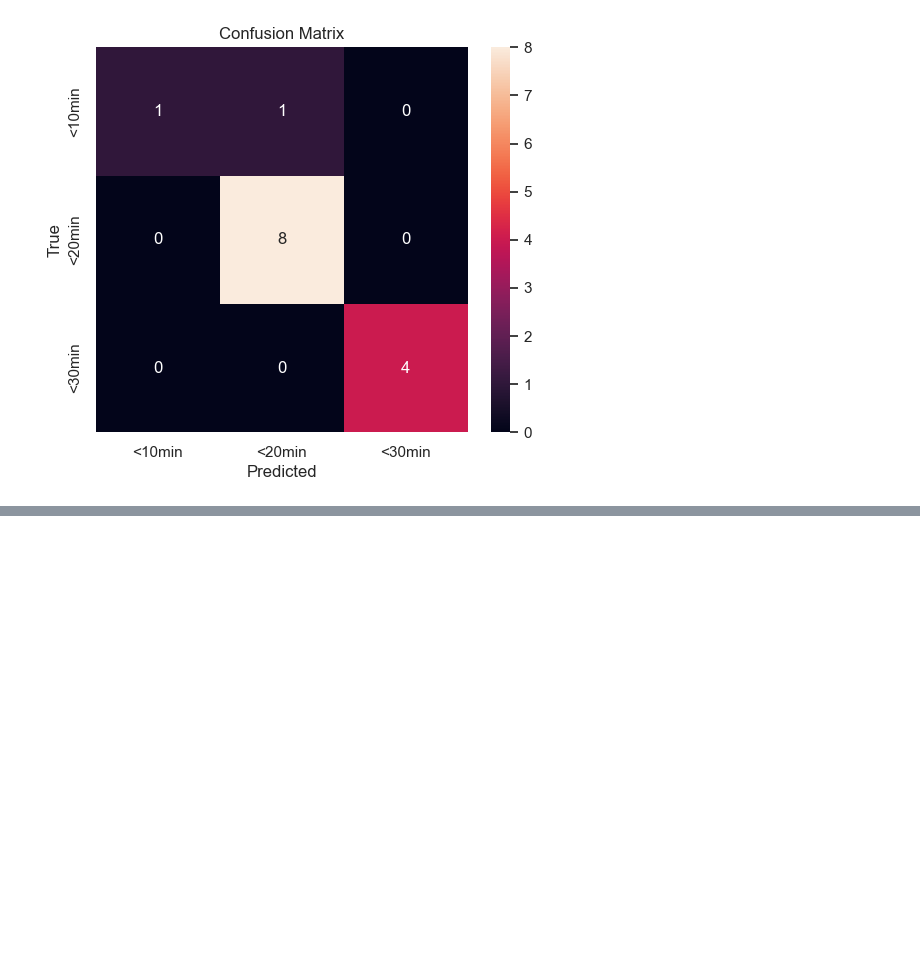
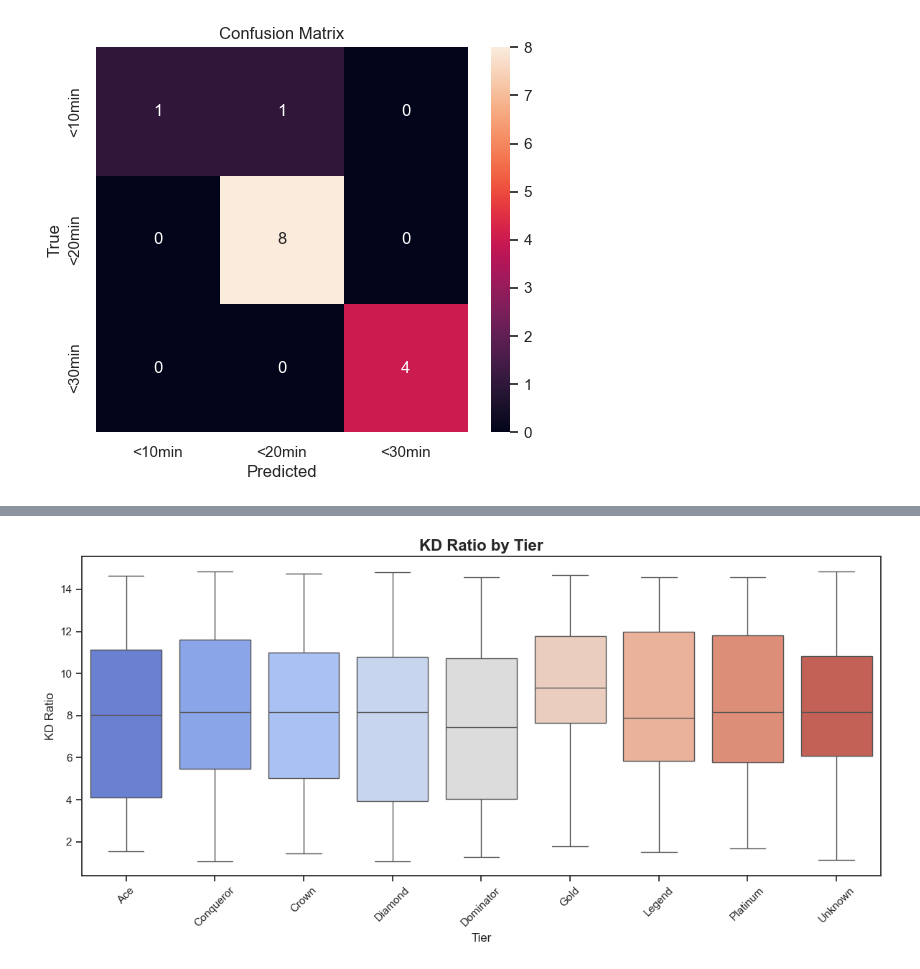
Before and after one commit to osctoss/Battle_Royale_Predictions, a Jupyter notebook: BRPrediction.ipynb, the cells around one changed output, grey strips where cells are left out. Cells and saved outputs as stored; diff of their text form; code cells hidden in the pictures; blank space fills up the shorter version.

```diff
--- a/BRPrediction.ipynb
+++ b/BRPrediction.ipynb
@@ -156,0 +299,13 @@ weighted avg       0.94      0.93      0.92        14
+# %%
+tier_order = sorted(df['Tier'].unique())
+plt.figure(figsize=(12, 6))
+sns.set(style="ticks")
+sns.boxplot(data=df, x='Tier', y='KD', palette='coolwarm', order=tier_order)
+plt.title("KD Ratio by Tier", fontsize=16, weight='bold')
+plt.xlabel("Tier")
+plt.ylabel("KD Ratio")
+plt.xticks(rotation=45)
+plt.tight_layout()
+plt.show()
+# %% [output]
+[figure, added]
```
Also changed, not shown: parts of 22 cells of this notebook.
